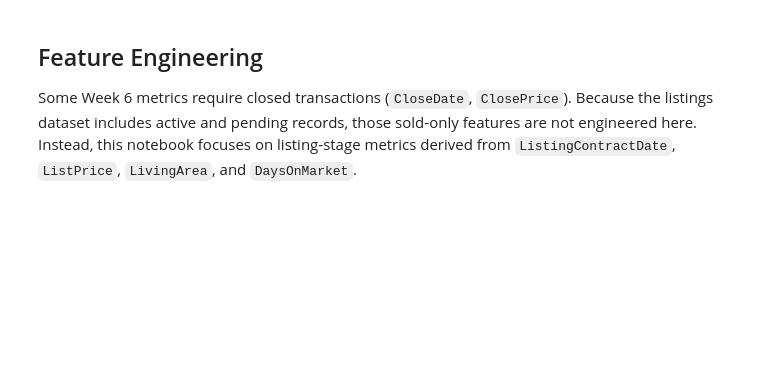
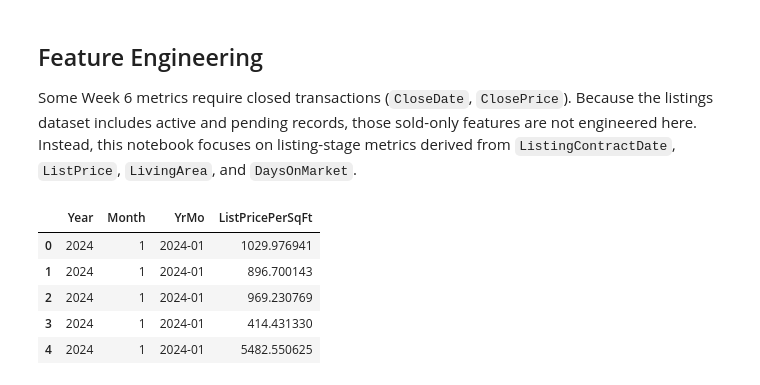
Before and after one commit to BoppingNoodles/IDX_Exchange, a Jupyter notebook: ListingAnalysis.ipynb, the cells around one changed output. Cells and saved outputs as stored; diff of their text form; code cells hidden in the pictures; blank space fills up the shorter version.

```diff
--- a/ListingAnalysis.ipynb
+++ b/ListingAnalysis.ipynb
@@ -271,15 +271,4 @@ for col in num_fill_cols:
 # %%
 # Drop missing Living Area
 listing_with_rates_df = listing_with_rates_df.dropna(subset='LivingArea')
-# Filter out where Living Area is less than 0
-listing_with_rates_df = listing_with_rates_df[listing_with_rates_df['LivingArea'] > 0]
-# %%
-# FIX: Remove rows with invalid numeric values
-listing_with_rates_df = listing_with_rates_df[
-    (listing_with_rates_df['ListPrice'] > 0) &
-    (listing_with_rates_df['LivingArea'] > 0) &
-    (listing_with_rates_df['DaysOnMarket'] >= 0) &
-    (listing_with_rates_df['BedroomsTotal'] >= 0) &
-    (listing_with_rates_df['BathroomsTotalInteger'] >= 0)
-]
 # %%
@@ -301,6 +290,13 @@ listing_with_rates_df['missing_coords'] = listing_with_rates_df['Latitude'].isnu
 listing_with_rates_df['sentinel_coords'] = (listing_with_rates_df['Latitude'] == 0) | (listing_with_rates_df['Longitude'] == 0)
 listing_with_rates_df['cal_coords'] = listing_with_rates_df['Longitude'] > 0
 
+listing_with_rates_df = listing_with_rates_df[
+    (listing_with_rates_df['missing_coords'] == False) &
+    (listing_with_rates_df['sentinel_coords'] == False) &
+    (listing_with_rates_df['cal_coords'] == False) &
+    (listing_with_rates_df['negative_timeline_flag'] == False) &
+    (listing_with_rates_df['contract_before_listing_flag'] == False)
+]
 # Verify row numbers
 print(f'Number of rows after cleaning: {listing_with_rates_df.shape[0]}')
 # %% [output]
@@ -335,8 +320,18 @@ Some Week 6 metrics require closed transactions (`CloseDate`, `ClosePrice`). Bec
 # %%
 # Get year, month, yrmo from 'ListingContractDate'
 listing_with_rates_df['Year'] = listing_with_rates_df['ListingContractDate'].dt.year
 listing_with_rates_df['Month'] = listing_with_rates_df['ListingContractDate'].dt.month
 listing_with_rates_df['YrMo'] = listing_with_rates_df['ListingContractDate'].dt.to_period('M').astype(str)
 listing_with_rates_df['ListPricePerSqFt'] = listing_with_rates_df['ListPrice'] / listing_with_rates_df['LivingArea']
+
+columns = ['Year', 'Month', 'YrMo', 'ListPricePerSqFt']
+listing_with_rates_df[columns].head()
+# %% [output]
+|  | Year | Month | YrMo | ListPricePerSqFt |
+| 0 | 2024 | 1 | 2024-01 | 1029.976941 |
+| 1 | 2024 | 1 | 2024-01 | 896.700143 |
+| 2 | 2024 | 1 | 2024-01 | 969.230769 |
+| 3 | 2024 | 1 | 2024-01 | 414.431330 |
+| 4 | 2024 | 1 | 2024-01 | 5482.550625 |
 # %%
 # Export to csv
```
Also changed, not shown: parts of 13 cells of this notebook.
